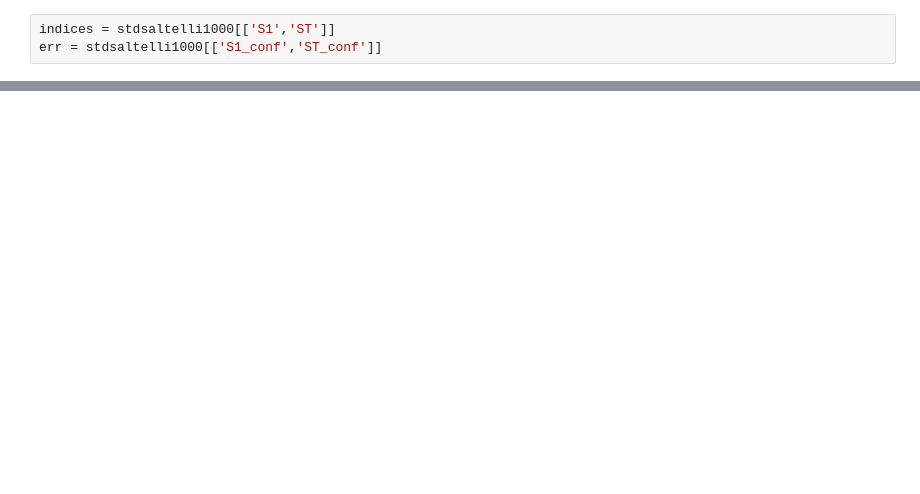
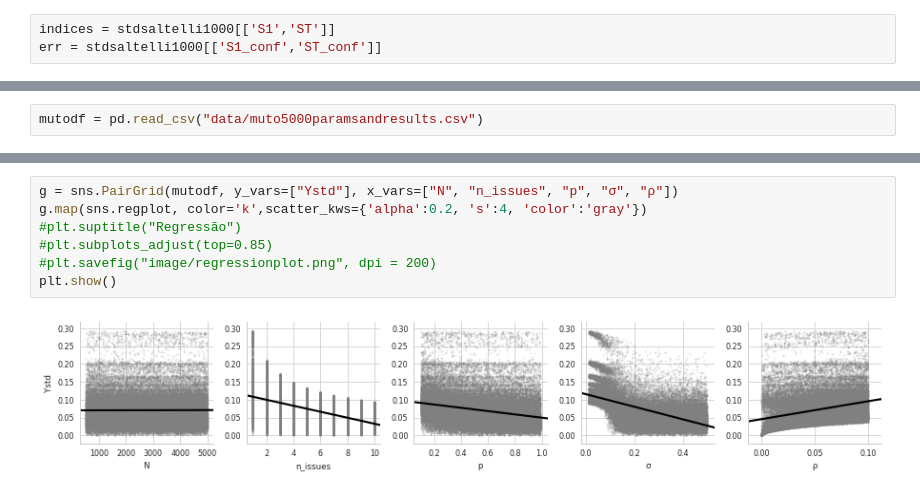
Before and after one commit to marcelovmaciel/Projeto, a Jupyter notebook: simulation-analysis/saltelliplots.ipynb, the cells around one changed output, grey strips where cells are left out. Cells and saved outputs as stored; diff of their text form; blank space fills up the shorter version.

```diff
--- a/simulation-analysis/saltelliplots.ipynb
+++ b/simulation-analysis/saltelliplots.ipynb
@@ -33,0 +89,2 @@ plt.show()
+# %%
+mutodf = pd.read_csv("data/muto5000paramsandresults.csv")
@@ -33,0 +112,9 @@ plt.show()
+# %%
+g = sns.PairGrid(mutodf, y_vars=["Ystd"], x_vars=["N", "n_issues", "p", "σ", "ρ"])
+g.map(sns.regplot, color='k',scatter_kws={'alpha':0.2, 's':4, 'color':'gray'})
+#plt.suptitle("Regressão")
+#plt.subplots_adjust(top=0.85)
+#plt.savefig("image/regressionplot.png", dpi = 200)
+plt.show()
+# %% [output]
+[figure, added]
```
Also changed, not shown: parts of 14 cells of this notebook, 3 other files.
